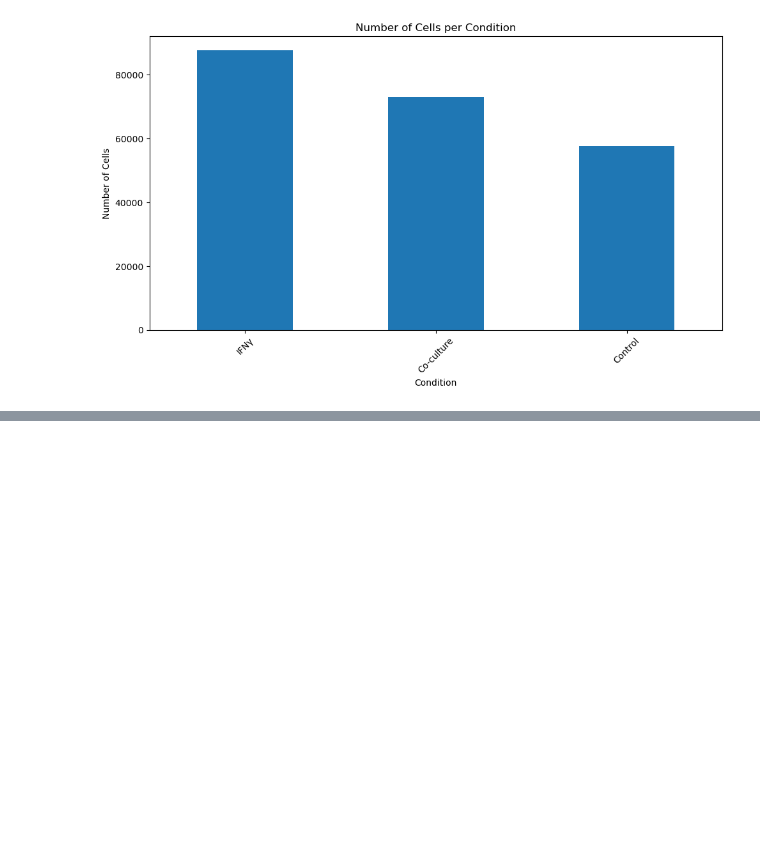
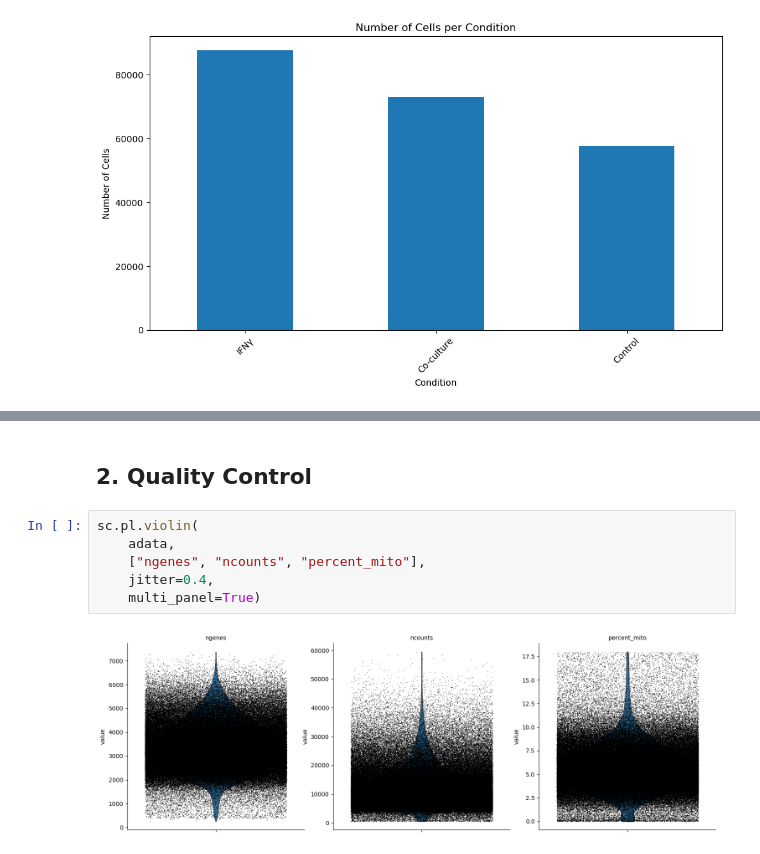
Before and after one commit to tf-kuehn/ml_omics, a Jupyter notebook: scripts/eda_rna.ipynb, the cells around one changed output, grey strips where cells are left out. Cells and saved outputs as stored; diff of their text form; blank space fills up the shorter version.

```diff
--- a/scripts/eda_rna.ipynb
+++ b/scripts/eda_rna.ipynb
@@ -41,0 +55,10 @@ AnnData object with n_obs × n_vars = 218331 × 23712
+# %% [markdown]
+## 2. Quality Control
+# %%
+sc.pl.violin(
+    adata,
+    ["ngenes", "ncounts", "percent_mito"],
+    jitter=0.4,
+    multi_panel=True)
+# %% [output]
+[figure, added]
```
Also changed, not shown: parts of 3 cells of this notebook, 1 other file.
